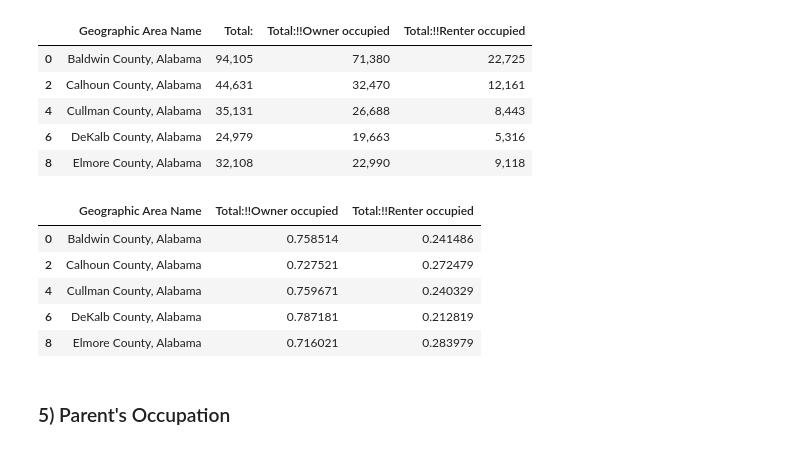
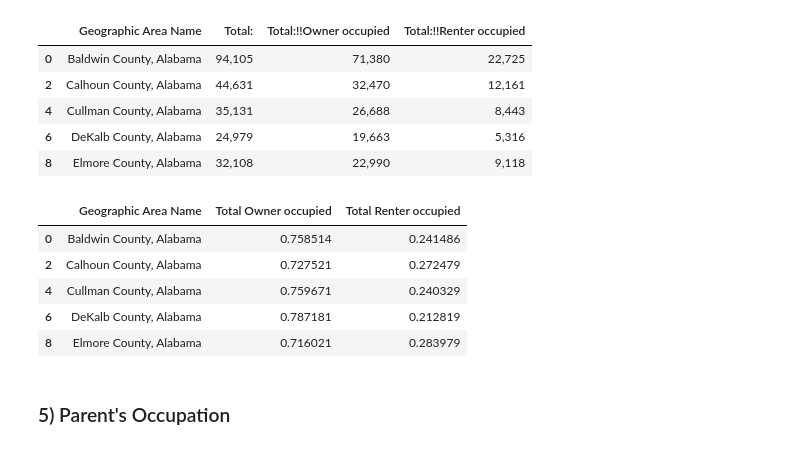
Before and after one commit to doctorsmylie/lead-poisoning, a Jupyter notebook: data-preprocessing.ipynb, the cells around one changed output. Saved outputs shown, nothing was run; the diff lists cells and outputs as text; code cells hidden in the pictures.

Commit message:
Fixed feature names.

```diff
--- a/data-preprocessing.ipynb
+++ b/data-preprocessing.ipynb
@@ -416,19 +418,20 @@ insecurity_drop_est_df.head()
 # %%
 df_numeric = insecurity_drop_est_df.copy()
 
 for col in df_numeric.columns[1:]:
     df_numeric[col] = df_numeric[col].astype(str).str.replace(",", "").str.strip()
     df_numeric[col] = pd.to_numeric(df_numeric[col], errors='coerce')
 
 
 for col in df_numeric.columns[2:]:
     df_numeric[col] = df_numeric[col] / df_numeric["Total:"]
 
 df_normalized = df_numeric.drop(columns=["Total:"])
+df_normalized.columns = df_normalized.columns.str.replace(':!!',' ')
 
 df_normalized.head()
 # %% [output]
-|  | Geographic Area Name | Total:!!Owner occupied | Total:!!Renter occupied |
+|  | Geographic Area Name | Total Owner occupied | Total Renter occupied |
 | 0 | Baldwin County, Alabama | 0.758514 | 0.241486 |
 | 2 | Calhoun County, Alabama | 0.727521 | 0.272479 |
 | 4 | Cullman County, Alabama | 0.759671 | 0.240329 |
```
Also changed, not shown: parts of 17 cells of this notebook, 9 other files.
